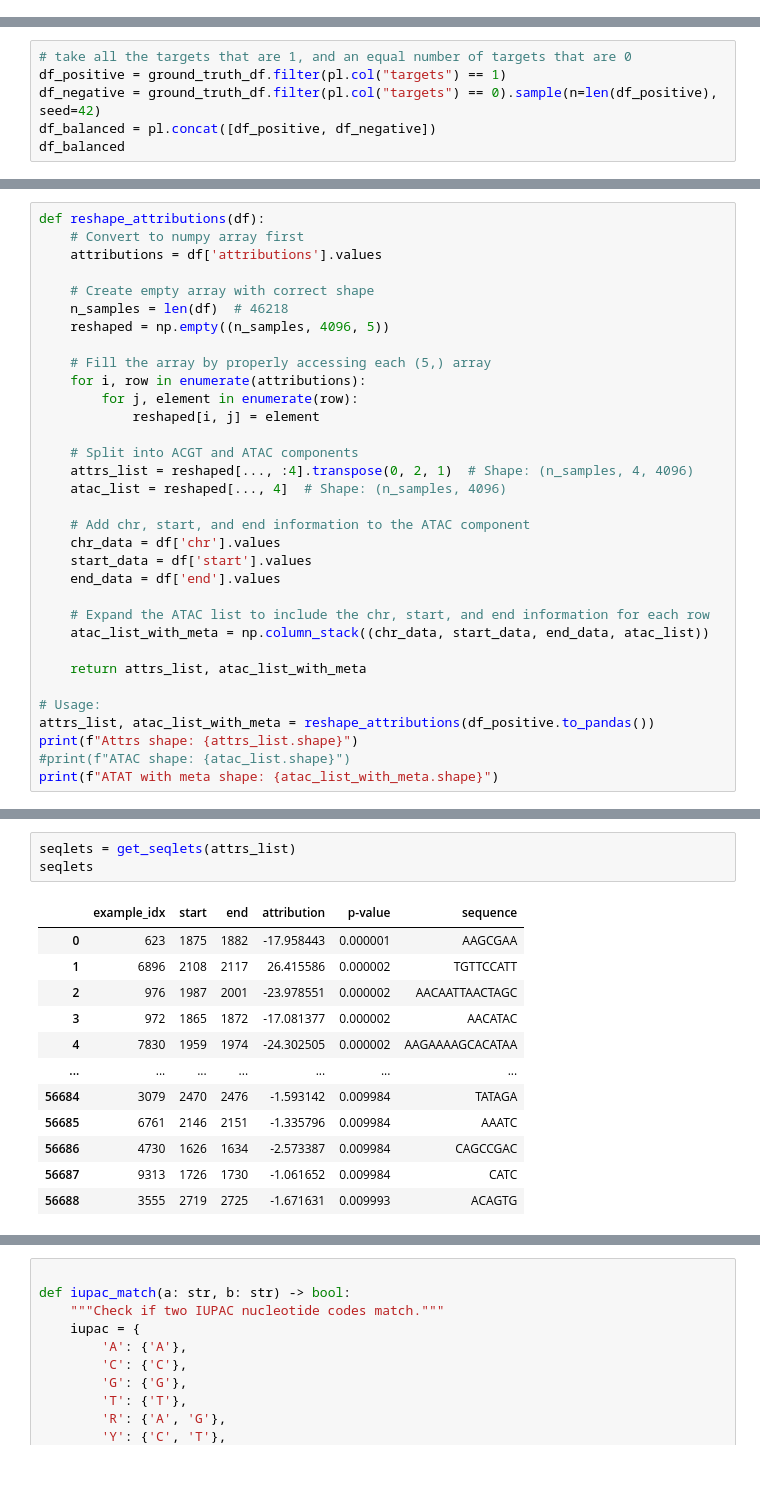
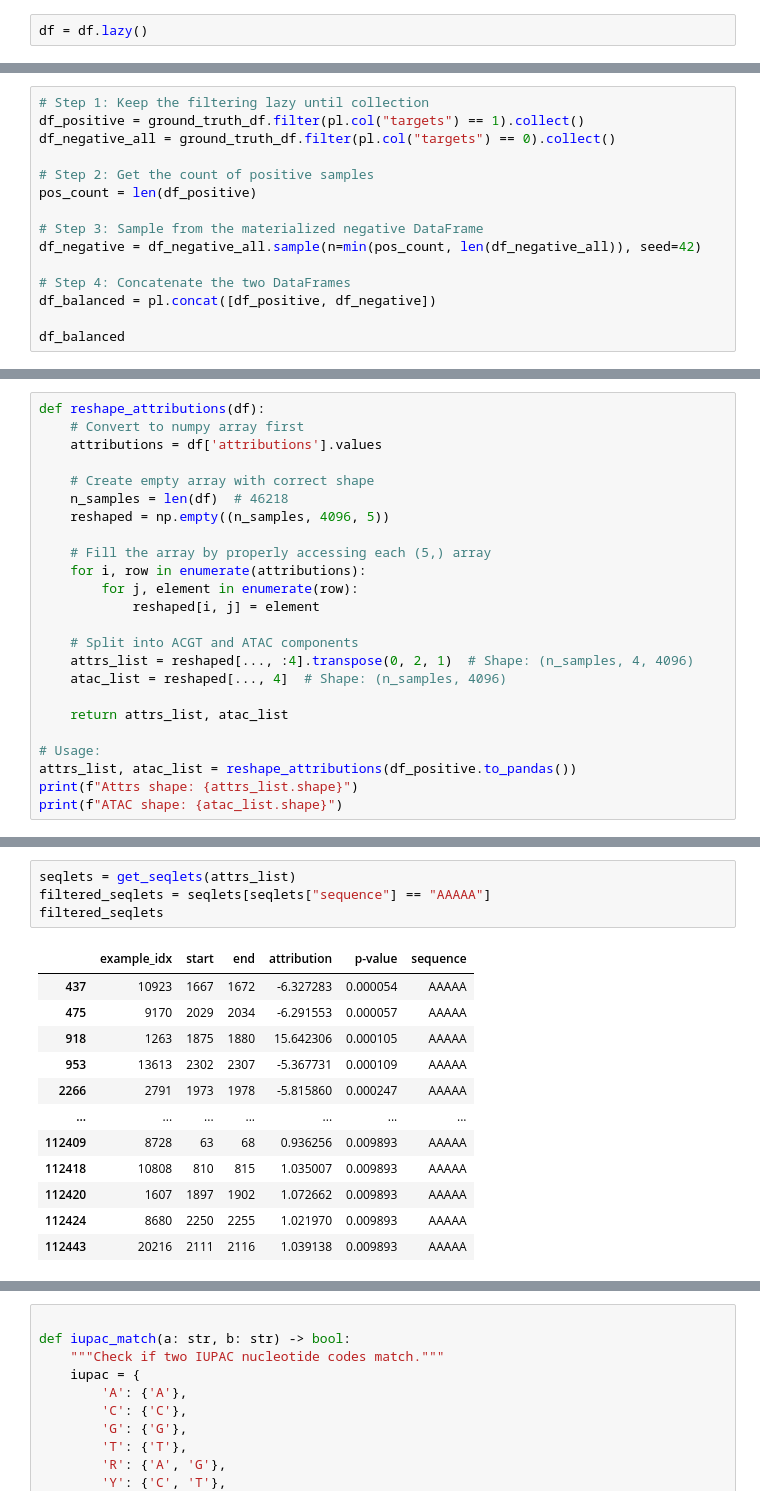
Before and after one commit to wejarrard/tf-binding, a Jupyter notebook: src/inference/interpretability/interpretability copy.ipynb, the cells around one changed output, grey strips where cells are left out. Cells and saved outputs as stored; diff of their text form; blank space fills up the shorter version.

```diff
--- a/src/inference/interpretability/interpretability copy.ipynb
+++ b/src/inference/interpretability/interpretability copy.ipynb
@@ -37 +28,3 @@ shape: (102_962, 9)
+# %%
+df = df.lazy()
 # %%
@@ -122,7 +129,16 @@ shape: (102_962, 10)
 # %%
-# take all the targets that are 1, and an equal number of targets that are 0
-df_positive = ground_truth_df.filter(pl.col("targets") == 1)
-df_negative = ground_truth_df.filter(pl.col("targets") == 0).sample(n=len(df_positive), seed=42)
+# Step 1: Keep the filtering lazy until collection
+df_positive = ground_truth_df.filter(pl.col("targets") == 1).collect()
+df_negative_all = ground_truth_df.filter(pl.col("targets") == 0).collect()
+
+# Step 2: Get the count of positive samples
+pos_count = len(df_positive)
+
+# Step 3: Sample from the materialized negative DataFrame
+df_negative = df_negative_all.sample(n=min(pos_count, len(df_negative_all)), seed=42)
+
+# Step 4: Concatenate the two DataFrames
 df_balanced = pl.concat([df_positive, df_negative])
+
 df_balanced
 # %% [output]
@@ -158,19 +174,10 @@ def reshape_attributions(df):
     attrs_list = reshaped[..., :4].transpose(0, 2, 1)  # Shape: (n_samples, 4, 4096)
     atac_list = reshaped[..., 4]  # Shape: (n_samples, 4096)
 
-    # Add chr, start, and end information to the ATAC component
-    chr_data = df['chr'].values
-    start_data = df['start'].values
-    end_data = df['end'].values
-
-    # Expand the ATAC list to include the chr, start, and end information for each row
-    atac_list_with_meta = np.column_stack((chr_data, start_data, end_data, atac_list))
-
-    return attrs_list, atac_list_with_meta
+    return attrs_list, atac_list
 
 # Usage:
-attrs_list, atac_list_with_meta = reshape_attributions(df_positive.to_pandas())
+attrs_list, atac_list = reshape_attributions(df_positive.to_pandas())
 print(f"Attrs shape: {attrs_list.shape}")
-#print(f"ATAC shape: {atac_list.shape}")
-print(f"ATAT with meta shape: {atac_list_with_meta.shape}")
+print(f"ATAC shape: {atac_list.shape}")
 # %% [output]
@@ -243,16 +250,17 @@ def plot_seqlet(seqlets, attrs_list, sample_rank=0, context_size=20):
 # %%
 seqlets = get_seqlets(attrs_list)
-seqlets
+filtered_seqlets = seqlets[seqlets["sequence"] == "AAAAA"]
+filtered_seqlets
 # %% [output]
 |  | example_idx | start | end | attribution | p-value | sequence |
-| 0 | 623 | 1875 | 1882 | -17.958443 | 0.000001 | AAGCGAA |
-| 1 | 6896 | 2108 | 2117 | 26.415586 | 0.000002 | TGTTCCATT |
-| 2 | 976 | 1987 | 2001 | -23.978551 | 0.000002 | AACAATTAACTAGC |
-| 3 | 972 | 1865 | 1872 | -17.081377 | 0.000002 | AACATAC |
-| 4 | 7830 | 1959 | 1974 | -24.302505 | 0.000002 | AAGAAAAGCACATAA |
+| 437 | 10923 | 1667 | 1672 | -6.327283 | 0.000054 | AAAAA |
+| 475 | 9170 | 2029 | 2034 | -6.291553 | 0.000057 | AAAAA |
+| 918 | 1263 | 1875 | 1880 | 15.642306 | 0.000105 | AAAAA |
+| 953 | 13613 | 2302 | 2307 | -5.367731 | 0.000109 | AAAAA |
+| 2266 | 2791 | 1973 | 1978 | -5.815860 | 0.000247 | AAAAA |
 | ... | ... | ... | ... | ... | ... | ... |
-| 56684 | 3079 | 2470 | 2476 | -1.593142 | 0.009984 | TATAGA |
-| 56685 | 6761 | 2146 | 2151 | -1.335796 | 0.009984 | AAATC |
-| 56686 | 4730 | 1626 | 1634 | -2.573387 | 0.009984 | CAGCCGAC |
-| 56687 | 9313 | 1726 | 1730 | -1.061652 | 0.009984 | CATC |
-| 56688 | 3555 | 2719 | 2725 | -1.671631 | 0.009993 | ACAGTG |
+| 112409 | 8728 | 63 | 68 | 0.936256 | 0.009893 | AAAAA |
+| 112418 | 10808 | 810 | 815 | 1.035007 | 0.009893 | AAAAA |
+| 112420 | 1607 | 1897 | 1902 | 1.072662 | 0.009893 | AAAAA |
+| 112424 | 8680 | 2250 | 2255 | 1.021970 | 0.009893 | AAAAA |
+| 112443 | 20216 | 2111 | 2116 | 1.039138 | 0.009893 | AAAAA |
```
Also changed, not shown: parts of 21 cells of this notebook, 32 other files.
